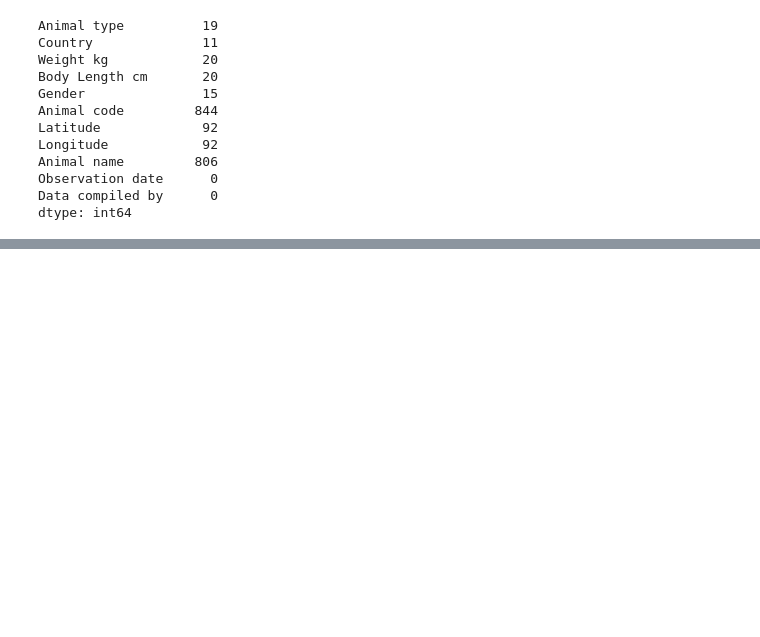
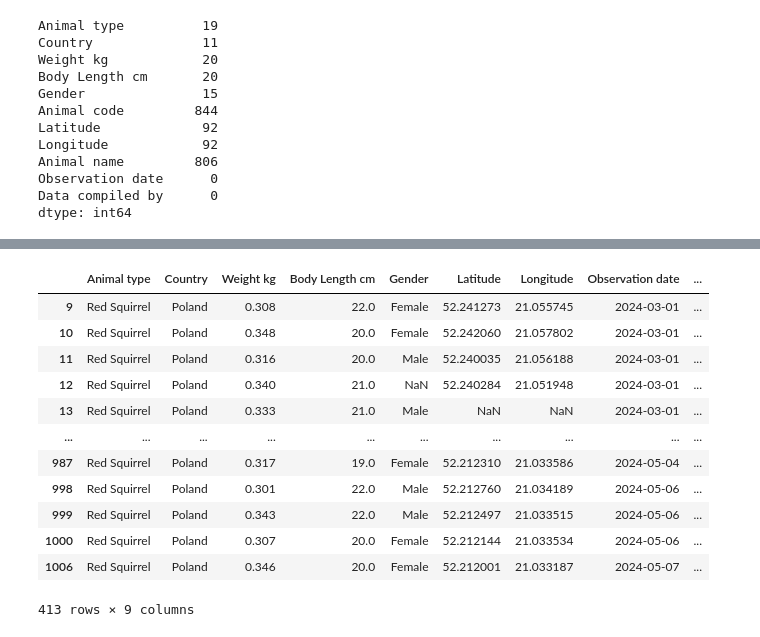
Before and after one commit to maria-romerol/Entregables-BIT-MariaRomero, a Jupyter notebook: Actividad 2 Entregable/Entregable2.ipynb, the cells around one changed output, grey strips where cells are left out. Saved outputs shown, nothing was run; the diff lists cells and outputs as text; code cells hidden in the pictures; blank space fills up the shorter version.

```diff
--- a/Actividad 2 Entregable/Entregable2.ipynb
+++ b/Actividad 2 Entregable/Entregable2.ipynb
@@ -166,0 +276,20 @@ dtype: int64
+# %%
+da["Country"] = (
+    da["Country"]
+    .str.strip()
+    .str.lower()
+    .str.title()
+)
+
+correccion_P = {
+    'Pl': 'Poland',
+    'Hu': 'Hungary',
+    'Hungry': 'Hungary',
+    'Cz': 'Czech Republic',
+    'Czech': 'Czech Republic',
+    'De': 'Germany',
+    'Cc': 'Czech Republic',
+    'Australia': 'Austria'
+}
+da["Country"] = da["Country"].replace(correccion_P)
+da["Country"].value_counts()
@@ -166,0 +337,7 @@ dtype: int64
+# %%
+da["Observation date"] = pd.to_datetime(
+    da["Observation date"],
+    errors="coerce",
+    format="mixed",
+    dayfirst=True
+)
@@ -166,0 +372,9 @@ dtype: int64
+# %%
+#Hay 4 datos nulos
+da["Gender"] = (
+    da["Gender"]
+    .str.strip()
+    .str.lower()
+    .str.title()
+)
+da["Gender"].value_counts()
@@ -166,0 +453,17 @@ dtype: int64
+# %%
+#Red squirrel tiene 413
+da[(da["Animal type"] == "Red Squirrel") | (da["Weight kg"] < 0)]
+# %% [output]
+|  | Animal type | Country | Weight kg | Body Length cm | Gender | Latitude | Longitude | Observation date | ... |
+| 9 | Red Squirrel | Poland | 0.308 | 22.0 | Female | 52.241273 | 21.055745 | 2024-03-01 | ... |
+| 10 | Red Squirrel | Poland | 0.348 | 20.0 | Female | 52.242060 | 21.057802 | 2024-03-01 | ... |
+| 11 | Red Squirrel | Poland | 0.316 | 20.0 | Male | 52.240035 | 21.056188 | 2024-03-01 | ... |
+| 12 | Red Squirrel | Poland | 0.340 | 21.0 | NaN | 52.240284 | 21.051948 | 2024-03-01 | ... |
+| 13 | Red Squirrel | Poland | 0.333 | 21.0 | Male | NaN | NaN | 2024-03-01 | ... |
+| ... | ... | ... | ... | ... | ... | ... | ... | ... | ... |
+| 987 | Red Squirrel | Poland | 0.317 | 19.0 | Female | 52.212310 | 21.033586 | 2024-05-04 | ... |
+| 998 | Red Squirrel | Poland | 0.301 | 22.0 | Male | 52.212760 | 21.034189 | 2024-05-06 | ... |
+| 999 | Red Squirrel | Poland | 0.343 | 22.0 | Male | 52.212497 | 21.033515 | 2024-05-06 | ... |
+| 1000 | Red Squirrel | Poland | 0.307 | 20.0 | Female | 52.212144 | 21.033534 | 2024-05-06 | ... |
+| 1006 | Red Squirrel | Poland | 0.346 | 20.0 | Female | 52.212001 | 21.033187 | 2024-05-07 | ... |
+413 rows × 9 columns
```
Also changed, not shown: parts of 28 cells of this notebook.
